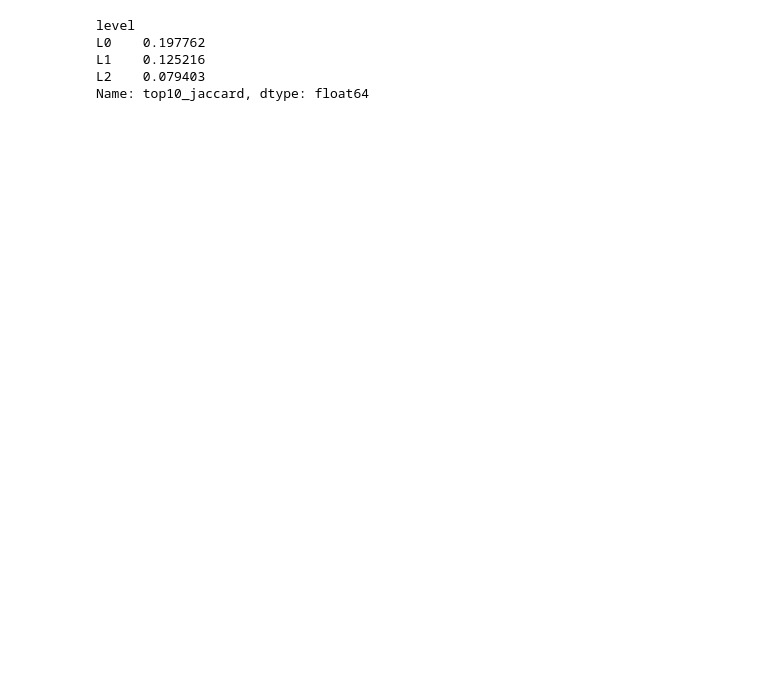
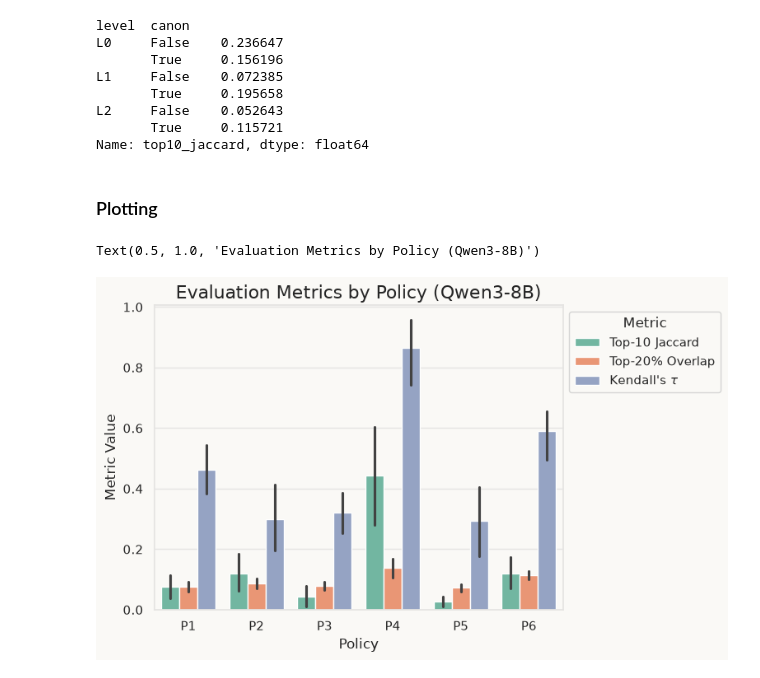
Before and after one commit to TQZhang04/DecisionGeoSQL, a Jupyter notebook: analyze_results.ipynb, the cells around one changed output. Cells and saved outputs as stored; diff of their text form; code cells hidden in the pictures; blank space fills up the shorter version.

```diff
--- a/analyze_results.ipynb
+++ b/analyze_results.ipynb
@@ -8,0 +30,19 @@ results = pd.read_csv(RESULTS_PATH)
+# %%
+# Seaborn defaults
+bg_color = "#FAF9F6"
+grid_color = "#E5E4E2"
+sns.set(rc={
+    'axes.facecolor':bg_color,
+    'figure.facecolor':bg_color,
+    'grid.color': grid_color,
+    'axes.edgecolor': grid_color,
+    'lines.markeredgecolor': grid_color,
+    'scatter.edgecolors': grid_color,
+})
+sns.set_palette("Set2")
+# Font
+plt.rcParams.update({
+    "text.usetex": False,
+    "font.family": "sans-serif",
+    "font.sans-serif": "DejaVu Sans",
+})
@@ -8,0 +51,2 @@ results = pd.read_csv(RESULTS_PATH)
+# %%
+results[['metro_id', 'policy', 'prompt_id']] = pd.DataFrame(results['item_id'].str.split('_').to_list(), index=results.index)
@@ -16,8 +74,35 @@ results.head(3)
 # %%
-results.groupby('level')['top10_jaccard'].mean()
+results.groupby(['level', 'canon'])['top10_jaccard'].mean()
 # %% [output]
-level
-L0    0.197762
-L1    0.125216
-L2    0.079403
+level  canon
+L0     False    0.236647
+       True     0.156196
+L1     False    0.072385
+       True     0.195658
+L2     False    0.052643
+       True     0.115721
 Name: top10_jaccard, dtype: float64
+# %% [markdown]
+### Plotting
+# %%
+temp = results.copy(deep=True)
+# temp[metrics] = MinMaxScaler().fit_transform(X=temp[metrics])
+
+ax = sns.barplot(
+    temp[metrics + ['policy']].melt('policy', var_name='metric'),
+    x='policy',
+    y='value',
+    hue='metric'
+)
+ax.set_xlabel("Policy")
+ax.set_ylabel("Metric Value")
+# format legend with metrics and metrics_formatted
+handles, _ = ax.get_legend_handles_labels()
+ax.legend(handles, metrics_formatted, title="Metric", bbox_to_anchor=(1, 1))
+ax.set_title(
+    "Evaluation Metrics by Policy (Qwen3-8B)",
+    fontsize=16
+)
+# %% [output]
+Text(0.5, 1.0, 'Evaluation Metrics by Policy (Qwen3-8B)')
+[figure, added]
```
Also changed, not shown: parts of 9 cells of this notebook, 1 other file.
